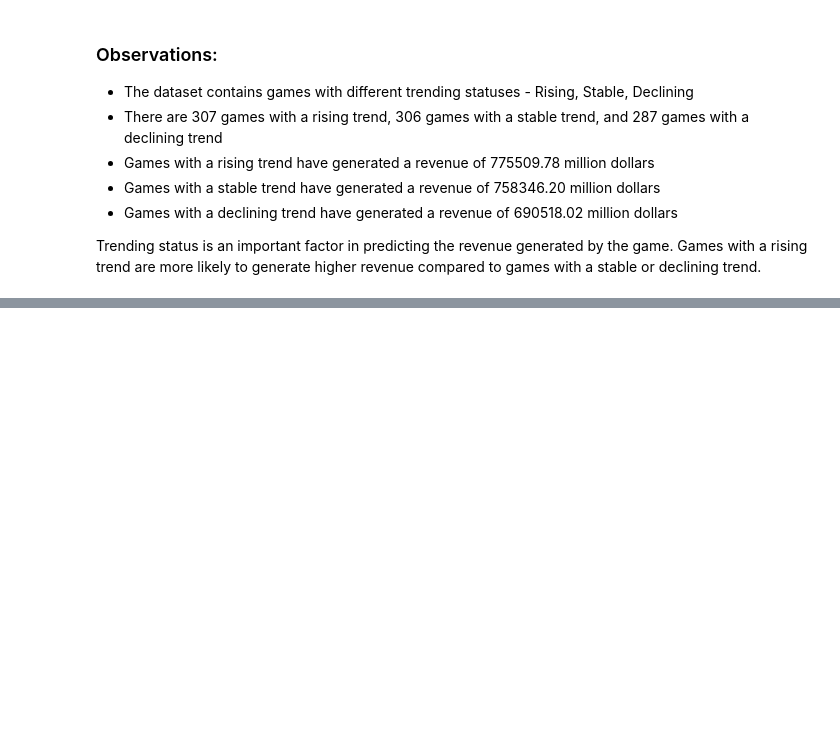
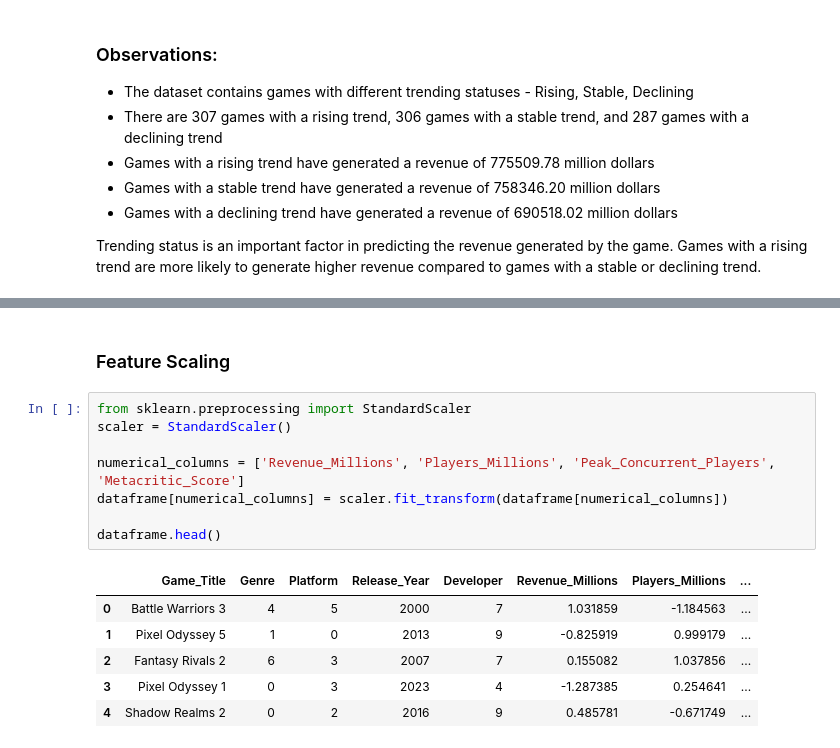
Before and after one commit to Mehmood-Deshmukh/DSAI-kaggle-competition, a Jupyter notebook: model.ipynb, the cells around one changed output, grey strips where cells are left out. Cells and saved outputs as stored; diff of their text form; blank space fills up the shorter version.

```diff
--- a/model.ipynb
+++ b/model.ipynb
@@ -419,0 +453,17 @@ Trending status is an important factor in predicting the revenue generated by th
+# %% [markdown]
+### Feature Scaling
+# %%
+from sklearn.preprocessing import StandardScaler
+scaler = StandardScaler()
+
+numerical_columns = ['Revenue_Millions', 'Players_Millions', 'Peak_Concurrent_Players', 'Metacritic_Score']
+dataframe[numerical_columns] = scaler.fit_transform(dataframe[numerical_columns])
+
+dataframe.head()
+# %% [output]
+|  | Game_Title | Genre | Platform | Release_Year | Developer | Revenue_Millions | Players_Millions | ... |
+| 0 | Battle Warriors 3 | 4 | 5 | 2000 | 7 | 1.031859 | -1.184563 | ... |
+| 1 | Pixel Odyssey 5 | 1 | 0 | 2013 | 9 | -0.825919 | 0.999179 | ... |
+| 2 | Fantasy Rivals 2 | 6 | 3 | 2007 | 7 | 0.155082 | 1.037856 | ... |
+| 3 | Pixel Odyssey 1 | 0 | 3 | 2023 | 4 | -1.287385 | 0.254641 | ... |
+| 4 | Shadow Realms 2 | 0 | 2 | 2016 | 9 | 0.485781 | -0.671749 | ... |
```
Also changed, not shown: parts of 8 cells of this notebook.
